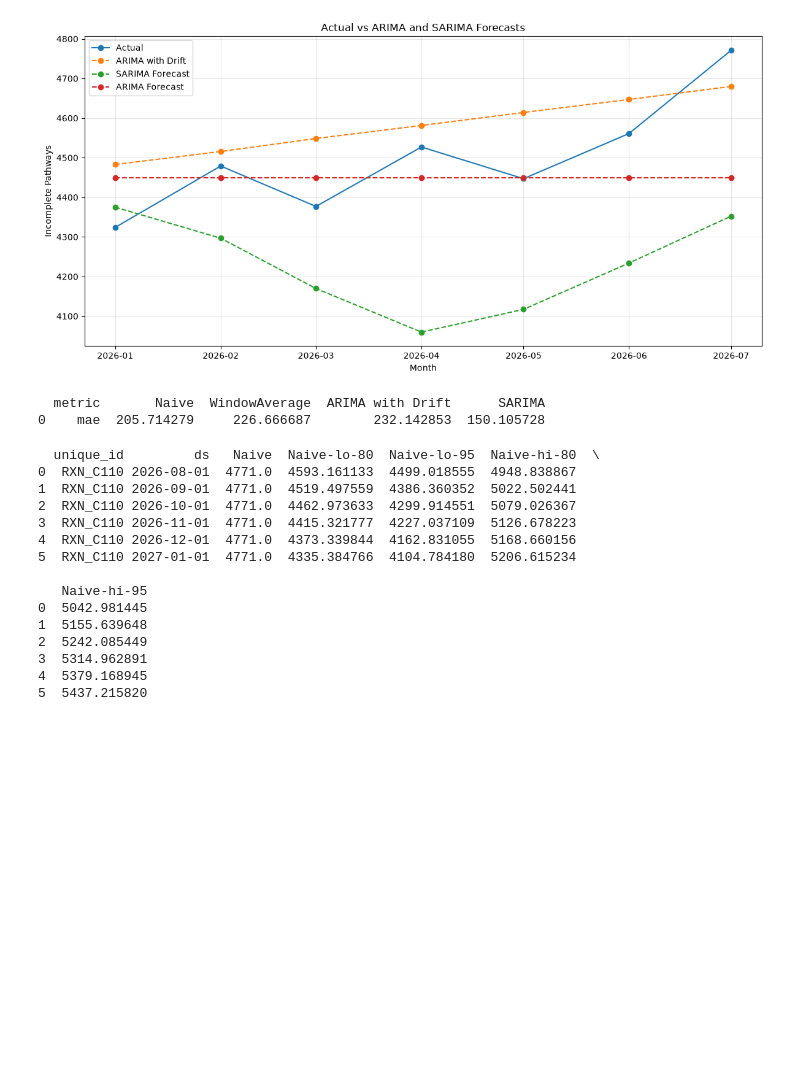
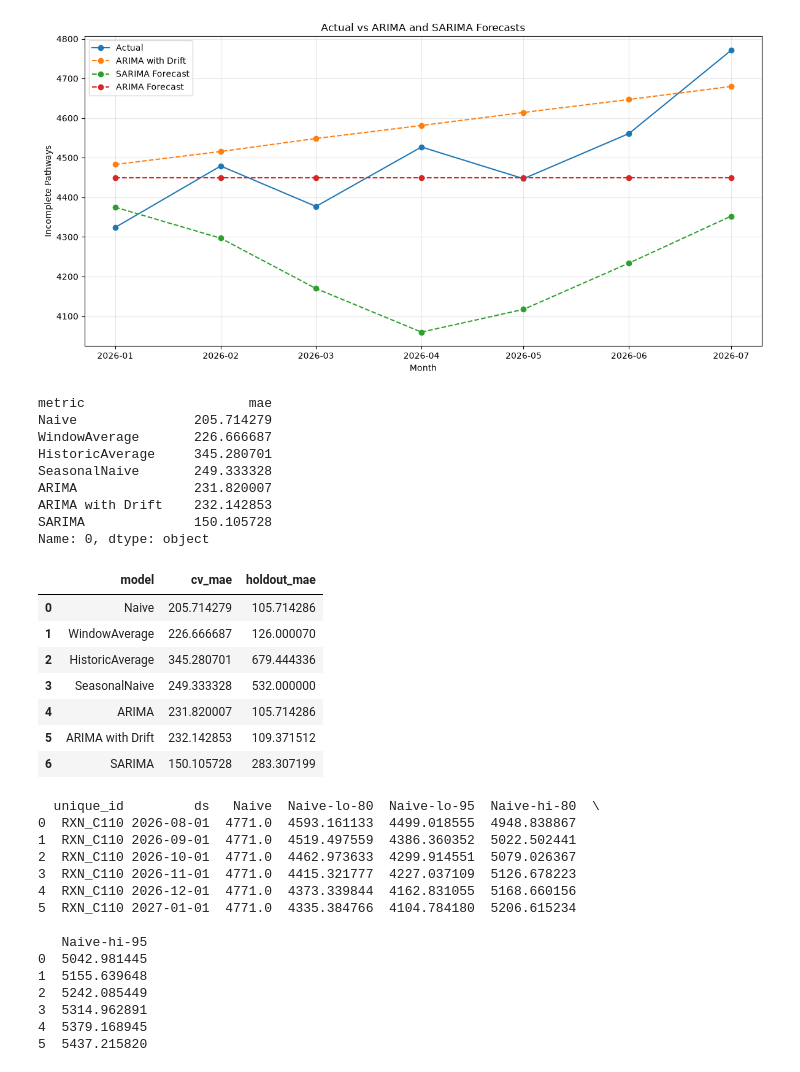
Before and after one commit to patinnojoe/MTL-DS-008-patinnojoe, a Jupyter notebook: notebooks/forecating.ipynb, the cells around one changed output. Cells and saved outputs as stored; diff of their text form; code cells hidden in the pictures; blank space fills up the shorter version.

```diff
--- a/notebooks/forecating.ipynb
+++ b/notebooks/forecating.ipynb
@@ -309,18 +300,28 @@ plt.show()
 [figure]
 # %%
 # Evaluating the selected models using cross-validation
+
+# models = [
+#     Naive(),
+#     WindowAverage(3),
+#     ARIMA(
+#         order=(0, 1, 0),
+#         include_drift=True,
+#         alias="ARIMA with Drift"
+#     ),
+#     AutoARIMA( seasonal=True,
+#             season_length=12,
+#             alias="SARIMA")
+# ]
 
 models = [
     Naive(),
     WindowAverage(3),
-    ARIMA(
-        order=(0, 1, 0),
-        include_drift=True,
-        alias="ARIMA with Drift"
-    ),
-    AutoARIMA( seasonal=True,
-            season_length=12,
-            alias="SARIMA")
+    HistoricAverage(),
+    SeasonalNaive(12),
+    AutoARIMA(seasonal=False, alias="ARIMA"),
+    ARIMA(order=(0, 1, 0), include_drift=True, alias="ARIMA with Drift"),
+    AutoARIMA(seasonal=True, season_length=12, alias="SARIMA"),
 ]
 
 sf = StatsForecast(
@@ -335,6 +336,8 @@ cv_df = sf.cross_validation(
     step_size=7,
     n_windows=3
 )
+
+
 
 # Evaluate model performance
 cv_evaluate = evaluate(
@@ -351,10 +354,49 @@ cv_evaluate = (
     .reset_index()
 )
 
-print(cv_evaluate)
+print(cv_evaluate.iloc[0])
 # %% [output]
-  metric       Naive  WindowAverage  ARIMA with Drift      SARIMA
-0    mae  205.714279     226.666687        232.142853  150.105728
+metric                     mae
+Naive               205.714279
+WindowAverage       226.666687
+HistoricAverage     345.280701
+SeasonalNaive       249.333328
+ARIMA               231.820007
+ARIMA with Drift    232.142853
+SARIMA              150.105728
+Name: 0, dtype: object
+# %%
+# create a table of all the models and their evaluation score
+holdout_mae={
+         'model': ['Naive', 'HistoricAverage', 'SeasonalNaive', 'WindowAverage', 'ARIMA with Drift', 'SARIMA', 'ARIMA'],
+         'holdout_mae': [105.714286,       679.444336,         532.0,     126.00007,  109.371512, 283.307199,  105.714286]
+}
+cv_mae_df = pd.DataFrame({
+    "model": cv_evaluate.iloc[0].index[1:],
+    "cv_mae": cv_evaluate.iloc[0].values[1:],
+})
+
+hold_mae_df = pd.DataFrame(holdout_mae)
+
+
+eval_score_df = cv_mae_df.merge(
+    hold_mae_df,
+    on='model',
+    how='left'
+)
+
+eval_score_df.to_csv(ANALYTICAL_DATA_PATH /"evaluation.csv", index=False)
+
+eval_score_df
+# %% [output]
+|  | model | cv_mae | holdout_mae |
+| 0 | Naive | 205.714279 | 105.714286 |
+| 1 | WindowAverage | 226.666687 | 126.000070 |
+| 2 | HistoricAverage | 345.280701 | 679.444336 |
+| 3 | SeasonalNaive | 249.333328 | 532.000000 |
+| 4 | ARIMA | 231.820007 | 105.714286 |
+| 5 | ARIMA with Drift | 232.142853 | 109.371512 |
+| 6 | SARIMA | 150.105728 | 283.307199 |
 # %%
 # use the statsforecast naive model for final prediction
 sf = StatsForecast(
```
Also changed, not shown: parts of 5 cells of this notebook, 3 other files.
